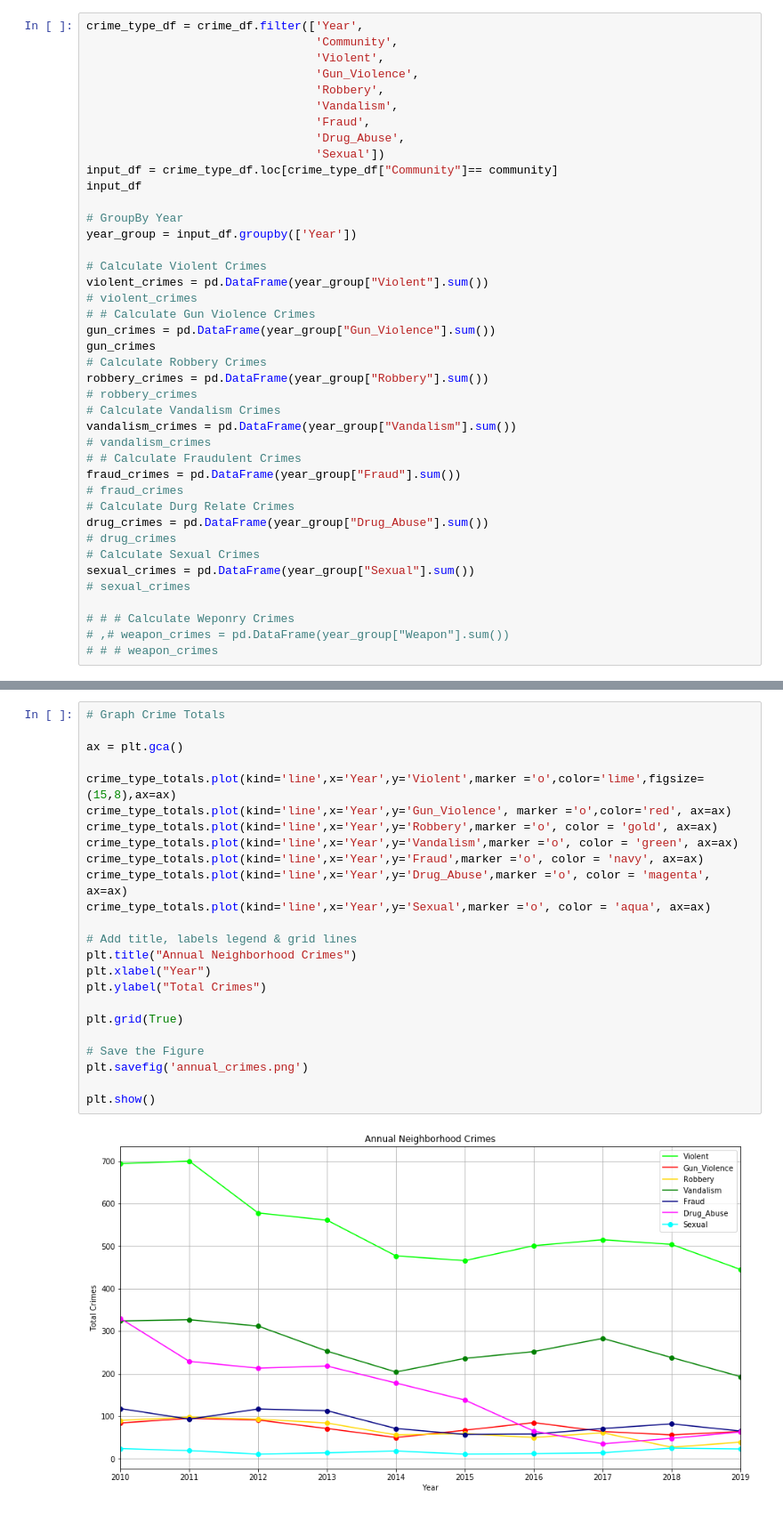
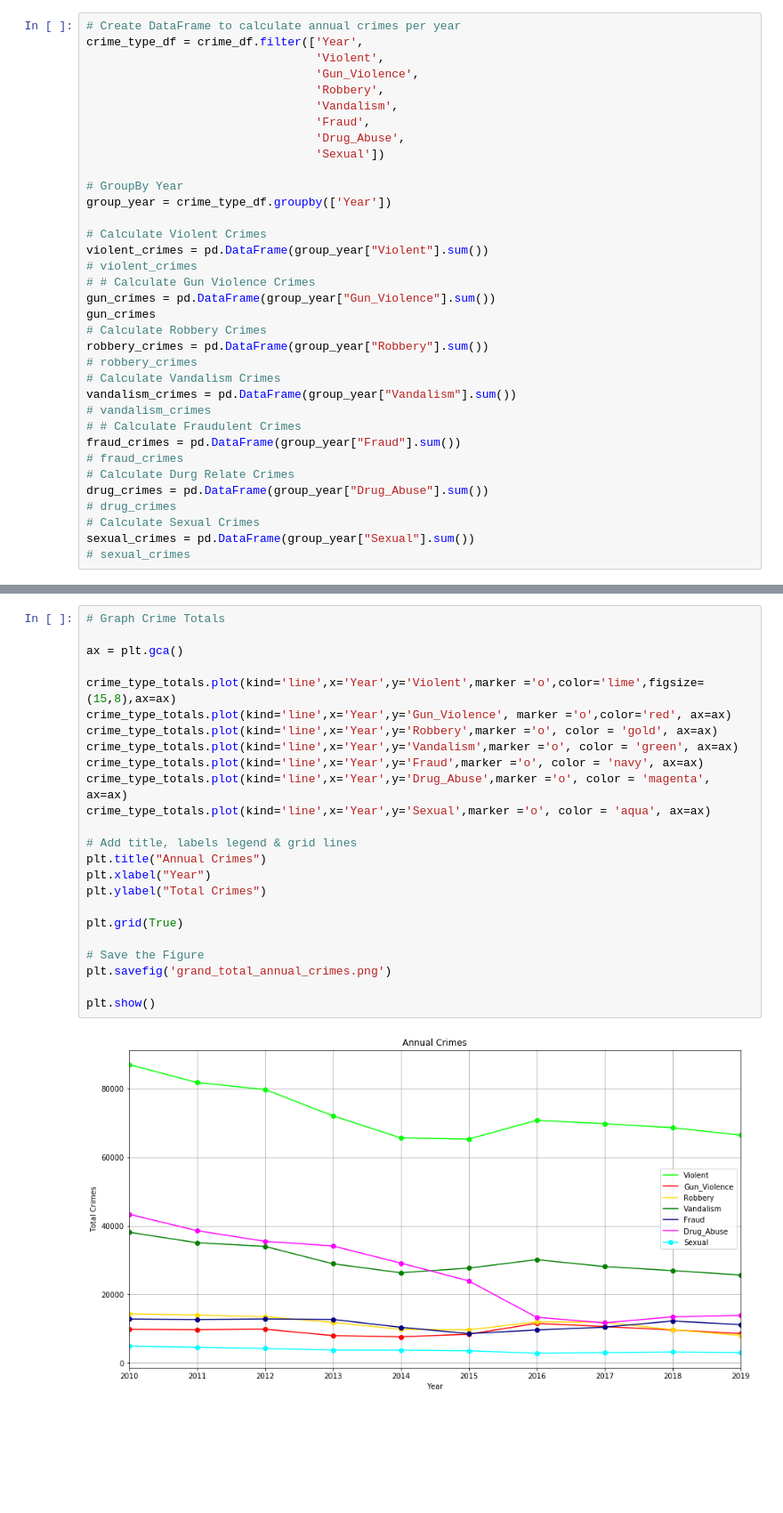
Before and after one commit to shidalgo12/Chicago_Crime, a Jupyter notebook: City Data/Graphs.ipynb, the cells around one changed output, grey strips where cells are left out. Shown at 89% size. Saved outputs shown, nothing was run; the diff lists cells and outputs as text; blank space fills up the shorter version.

Commit message:
Final Charts and Graphs

```diff
--- a/City Data/Graphs.ipynb
+++ b/City Data/Graphs.ipynb
@@ -74,6 +34,6 @@ Kennedy Park is in the Far Southwest Side area, in the Morgan Park community
 # %%
+# Create DataFrame to calculate annual crimes per year
 crime_type_df = crime_df.filter(['Year',
-                                 'Community',
                                  'Violent',
                                  'Gun_Violence',
                                  'Robbery',
@@ -81,37 +41,31 @@ crime_type_df = crime_df.filter(['Year',
                                  'Fraud',
                                  'Drug_Abuse',
                                  'Sexual'])
-input_df = crime_type_df.loc[crime_type_df["Community"]== community]
-input_df
 
 # GroupBy Year
-year_group = input_df.groupby(['Year'])
+group_year = crime_type_df.groupby(['Year'])
 
 # Calculate Violent Crimes
-violent_crimes = pd.DataFrame(year_group["Violent"].sum())
+violent_crimes = pd.DataFrame(group_year["Violent"].sum())
 # violent_crimes
 # # Calculate Gun Violence Crimes
-gun_crimes = pd.DataFrame(year_group["Gun_Violence"].sum())
+gun_crimes = pd.DataFrame(group_year["Gun_Violence"].sum())
 gun_crimes
 # Calculate Robbery Crimes
-robbery_crimes = pd.DataFrame(year_group["Robbery"].sum())
+robbery_crimes = pd.DataFrame(group_year["Robbery"].sum())
 # robbery_crimes
 # Calculate Vandalism Crimes
-vandalism_crimes = pd.DataFrame(year_group["Vandalism"].sum())
+vandalism_crimes = pd.DataFrame(group_year["Vandalism"].sum())
 # vandalism_crimes
 # # Calculate Fraudulent Crimes
-fraud_crimes = pd.DataFrame(year_group["Fraud"].sum())
+fraud_crimes = pd.DataFrame(group_year["Fraud"].sum())
 # fraud_crimes
 # Calculate Durg Relate Crimes
-drug_crimes = pd.DataFrame(year_group["Drug_Abuse"].sum())
+drug_crimes = pd.DataFrame(group_year["Drug_Abuse"].sum())
 # drug_crimes
 # Calculate Sexual Crimes
-sexual_crimes = pd.DataFrame(year_group["Sexual"].sum())
+sexual_crimes = pd.DataFrame(group_year["Sexual"].sum())
 # sexual_crimes
-
-# # # Calculate Weponry Crimes
-# ,# weapon_crimes = pd.DataFrame(year_group["Weapon"].sum())
-# # # weapon_crimes
 # %%
 # Merge Crime Calculations
 merge_table1 = pd.merge(violent_crimes, gun_crimes, on='Year')
@@ -147,26 +101,26 @@ crime_type_totals
 # %%
 # Graph Crime Totals
 
 ax = plt.gca()
 
 crime_type_totals.plot(kind='line',x='Year',y='Violent',marker ='o',color='lime',figsize=(15,8),ax=ax)
 crime_type_totals.plot(kind='line',x='Year',y='Gun_Violence', marker ='o',color='red', ax=ax)
 crime_type_totals.plot(kind='line',x='Year',y='Robbery',marker ='o', color = 'gold', ax=ax)
 crime_type_totals.plot(kind='line',x='Year',y='Vandalism',marker ='o', color = 'green', ax=ax)
 crime_type_totals.plot(kind='line',x='Year',y='Fraud',marker ='o', color = 'navy', ax=ax)
 crime_type_totals.plot(kind='line',x='Year',y='Drug_Abuse',marker ='o', color = 'magenta', ax=ax)
 crime_type_totals.plot(kind='line',x='Year',y='Sexual',marker ='o', color = 'aqua', ax=ax)
 
 # Add title, labels legend & grid lines
-plt.title("Annual Neighborhood Crimes")
+plt.title("Annual Crimes")
 plt.xlabel("Year")
 plt.ylabel("Total Crimes")
 
 plt.grid(True)
 
 # Save the Figure
-plt.savefig('annual_crimes.png')
+plt.savefig('grand_total_annual_crimes.png')
 
 plt.show()
 # %% [output]
-[figure, old version]
+[figure, new version]
```
Also changed, not shown: parts of 25 cells of this notebook, 4 other files.
